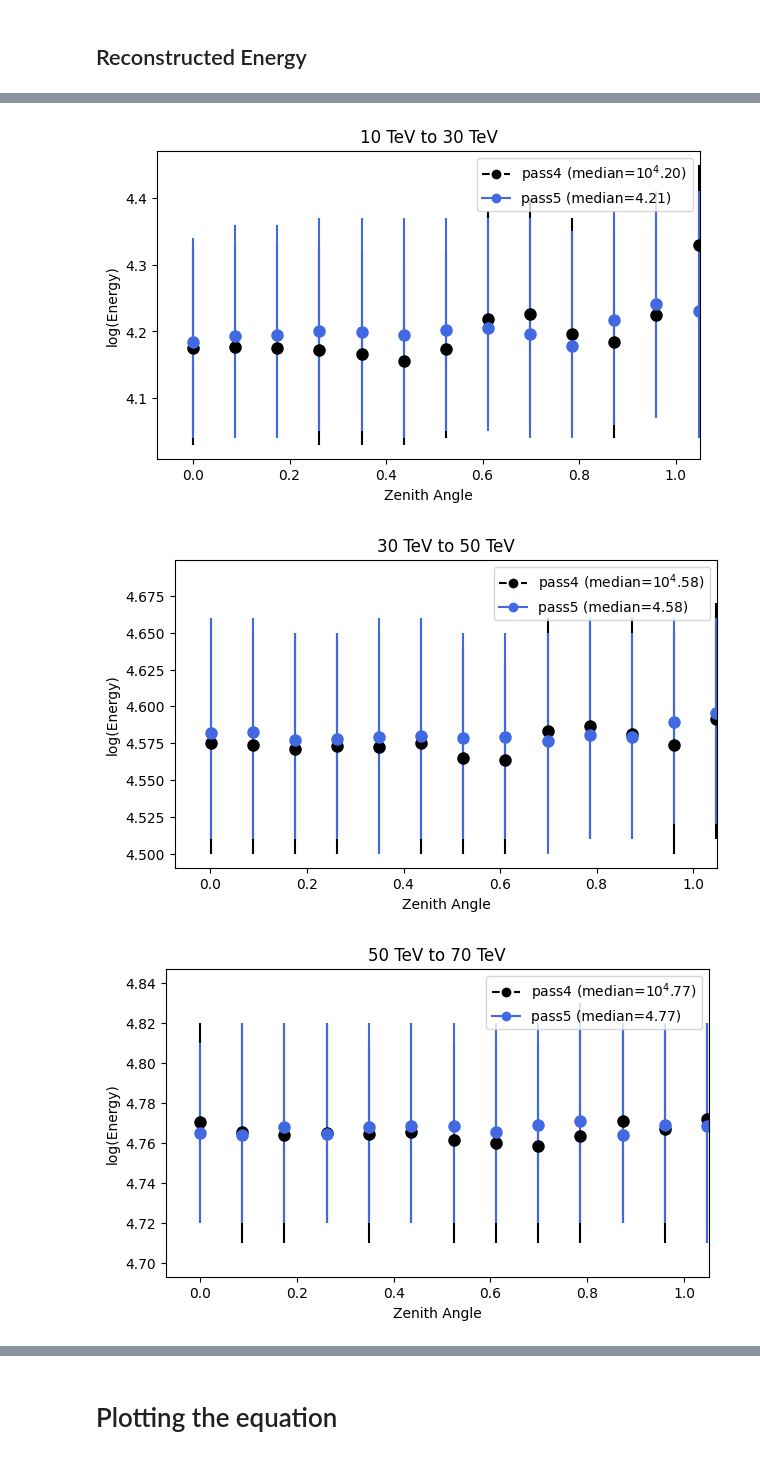
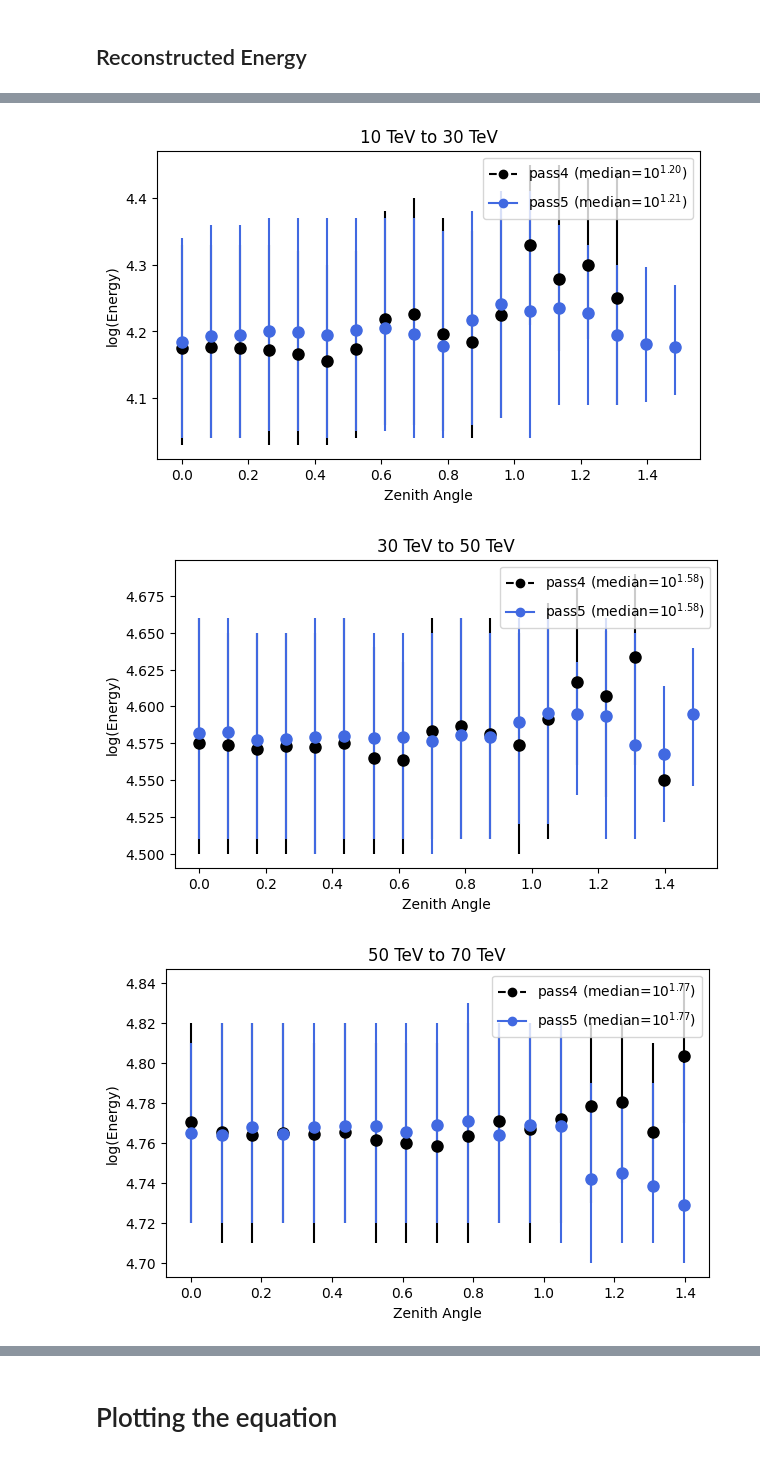
Before and after one commit to riyakore/WIPAC, a Jupyter notebook: Monte_Carlo_Data.ipynb, the cells around one changed output, grey strips where cells are left out. Cells and saved outputs as stored; diff of their text form; code cells hidden in the pictures.

```diff
--- a/Monte_Carlo_Data.ipynb
+++ b/Monte_Carlo_Data.ipynb
@@ -417,11 +417,15 @@ for i in range(5):  # Loop over the 5 cuts
     ax.set_xlabel('Zenith Angle')
     ax.set_ylabel('log(Energy)')
     ax.set_title(titles[i])
-    ax.set_xlim(right = 1.05)  # 1.05 radians is 60 degrees
+    # ax.set_xlim(right = 1.05)  # 1.05 radians is 60 degrees
 
     proxy_pass4 = plt.Line2D([0], [0], linestyle='--', marker='o', color=colors[0])
     proxy_pass5 = plt.Line2D([0], [0], linestyle='-', marker='o', color=colors[1])
-    ax.legend([proxy_pass4, proxy_pass5], [f'pass4 (median=$10^{medians[0]:.2f}$)', f'pass5 (median={medians[1]:.2f})'])
+
+    median_pass4 = medians[0] - 3
+    median_pass5 = medians[1] - 3
+
+    ax.legend([proxy_pass4, proxy_pass5], [f'pass4 (median=$10^{{{median_pass4:.2f}}}$)', f'pass5 (median=$10^{{{median_pass5:.2f}}}$)'])
 
     plt.show()
 # %% [output]
@@ -468,11 +472,15 @@ for i in range(5):  # Loop over the 5 cuts
     ax.set_xlabel('Zenith Angle')
     ax.set_ylabel('log(Energy)')
     ax.set_title(titles[i])
-    ax.set_xlim(right = 1.05)  # 1.05 radians is 60 degrees
+    # ax.set_xlim(right = 1.05)  # 1.05 radians is 60 degrees
 
     proxy_pass4 = plt.Line2D([0], [0], linestyle='--', marker='o', color=colors[0])
     proxy_pass5 = plt.Line2D([0], [0], linestyle='-', marker='o', color=colors[1])
-    ax.legend([proxy_pass4, proxy_pass5], [f'pass4 (median=$10^{medians[0]:.2f}$)', f'pass5 (median={medians[1]:.2f})'])
+
+    median_pass4 = medians[0] - 3
+    median_pass5 = medians[1] - 3
+
+    ax.legend([proxy_pass4, proxy_pass5], [f'pass4 (median=$10^{{{median_pass4:.2f}}}$)', f'pass5 (median=$10^{{{median_pass5:.2f}}}$)'])
 
     plt.show()
 # %% [output]
@@ -480,3 +488,3 @@ for i in range(5):  # Loop over the 5 cuts
-[figure, old version]
+[figure, new version]
-[figure, old version]
+[figure, new version]
-[figure, old version]
+[figure, new version]
```
Also changed, not shown: parts of 2 cells of this notebook.
